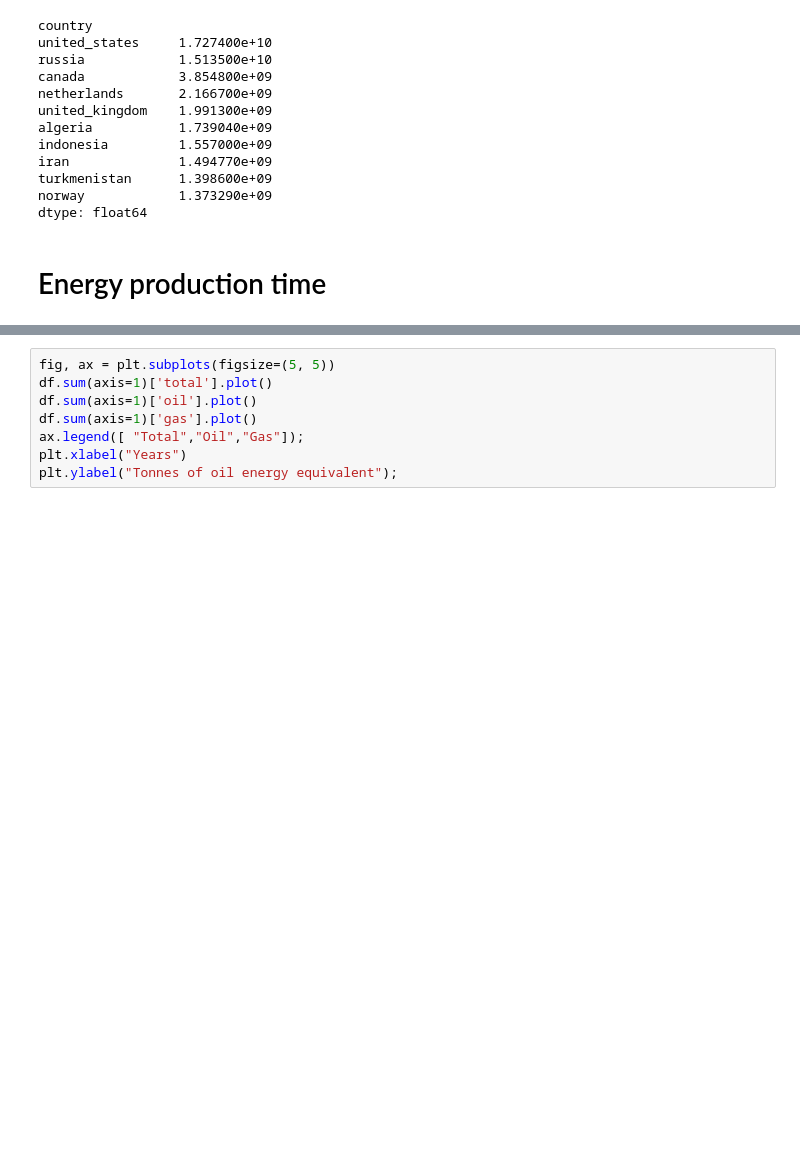
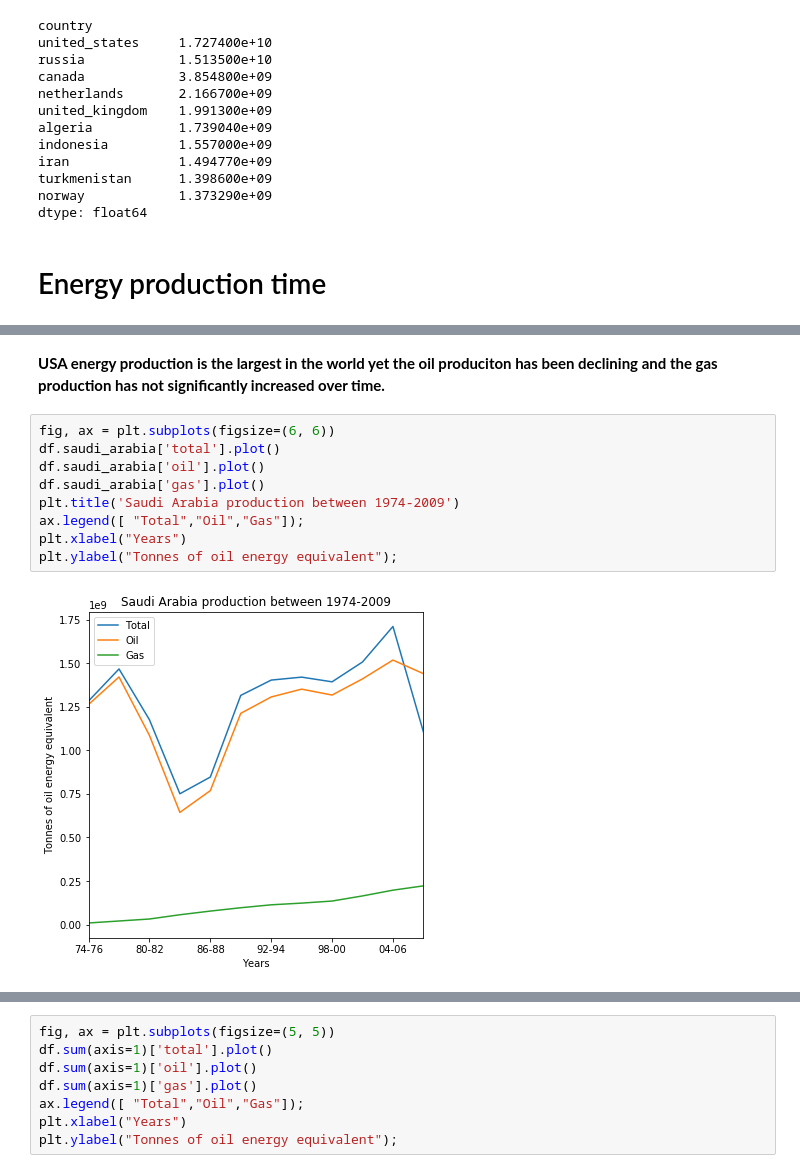
Before and after one commit to reneang17/data-analyst, a Jupyter notebook: gapminder_energy/gapminder_energy_production.ipynb, the cells around one changed output, grey strips where cells are left out. Cells and saved outputs as stored; diff of their text form; blank space fills up the shorter version.

```diff
--- a/gapminder_energy/gapminder_energy_production.ipynb
+++ b/gapminder_energy/gapminder_energy_production.ipynb
@@ -444,0 +479,14 @@ dtype: float64
+# %% [markdown]
+**USA energy production is the largest in the world yet the oil produciton has been declining and the gas production
+has not significantly increased over time.**
+# %%
+fig, ax = plt.subplots(figsize=(6, 6))
+df.saudi_arabia['total'].plot()
+df.saudi_arabia['oil'].plot()
+df.saudi_arabia['gas'].plot()
+plt.title('Saudi Arabia production between 1974-2009')
+ax.legend([ "Total","Oil","Gas"]);
+plt.xlabel("Years")
+plt.ylabel("Tonnes of oil energy equivalent");
+# %% [output]
+[figure, added]
```
Also changed, not shown: parts of 23 cells of this notebook.
